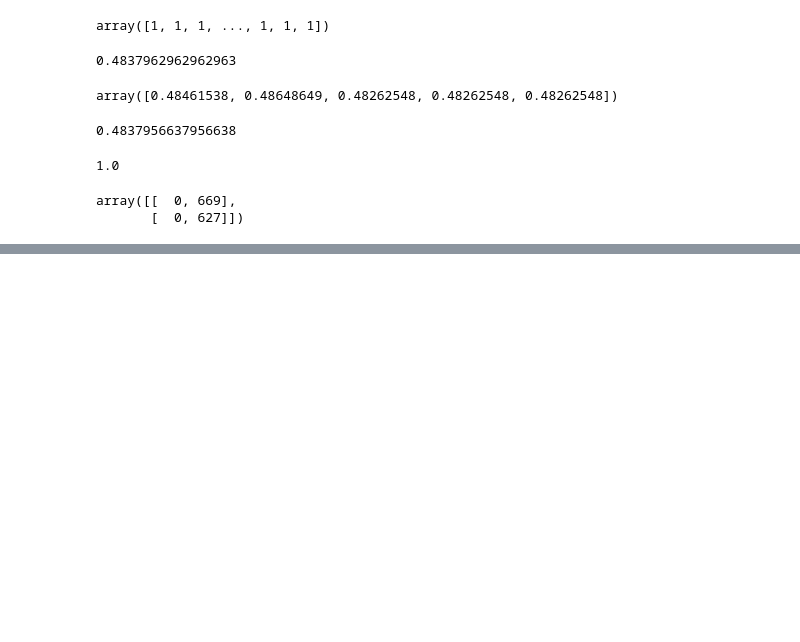
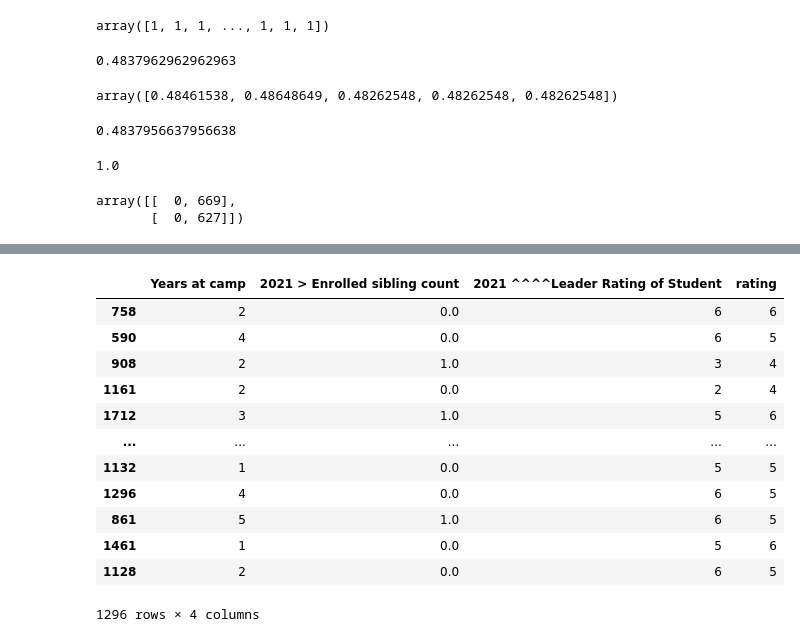
Before and after one commit to SamBen804/SunStride_Business_Analysis, a Jupyter notebook: eda_notebooks/eda0_data_cleanup.ipynb, the cells around one changed output, grey strips where cells are left out. Drawn from its saved outputs; the diff is of its cells as text; code cells hidden in the pictures; blank space fills up the shorter version.

```diff
--- a/eda_notebooks/eda0_data_cleanup.ipynb
+++ b/eda_notebooks/eda0_data_cleanup.ipynb
@@ -867,0 +877,3 @@ OneHotEncoder
+# %%
+# Dropping the column from the df:
+df.drop('Primary family country', axis=1, inplace=True)
@@ -867,0 +904,5 @@ OneHotEncoder
+# %%
+# Ultimately, these columns have so many unique values each, that to OneHotEncode them out may create a lot of
+## unnecessary noise in the model.
+optional = ['School', 'Primary family city', 'Primary family state', 'Primary family zip']
+df_modeling = df.drop(optional, axis=1)
@@ -867,0 +913,4 @@ OneHotEncoder
+# %%
+X_ohe = df_modeling.drop('target', axis=1)
+y_ohe = df_modeling['target']
+X_train_ohe, X_test_ohe, y_train_ohe, y_test_ohe = train_test_split(X_ohe, y_ohe, random_state=42)
@@ -904,0 +1006,17 @@ df_final['Primary family city'].nunique()
+# %%
+X_train_nums = X_train_ohe.drop(cats, axis=1)
+X_train_nums
+# %% [output]
+|  | Years at camp | 2021 > Enrolled sibling count | 2021 ^^^^Leader Rating of Student | rating |
+| 758 | 2 | 0.0 | 6 | 6 |
+| 590 | 4 | 0.0 | 6 | 5 |
+| 908 | 2 | 1.0 | 3 | 4 |
+| 1161 | 2 | 0.0 | 2 | 4 |
+| 1712 | 3 | 1.0 | 5 | 6 |
+| ... | ... | ... | ... | ... |
+| 1132 | 1 | 0.0 | 5 | 5 |
+| 1296 | 4 | 0.0 | 6 | 5 |
+| 861 | 5 | 1.0 | 6 | 5 |
+| 1461 | 1 | 0.0 | 5 | 6 |
+| 1128 | 2 | 0.0 | 6 | 5 |
+1296 rows × 4 columns
```
Also changed, not shown: parts of 69 cells of this notebook.
